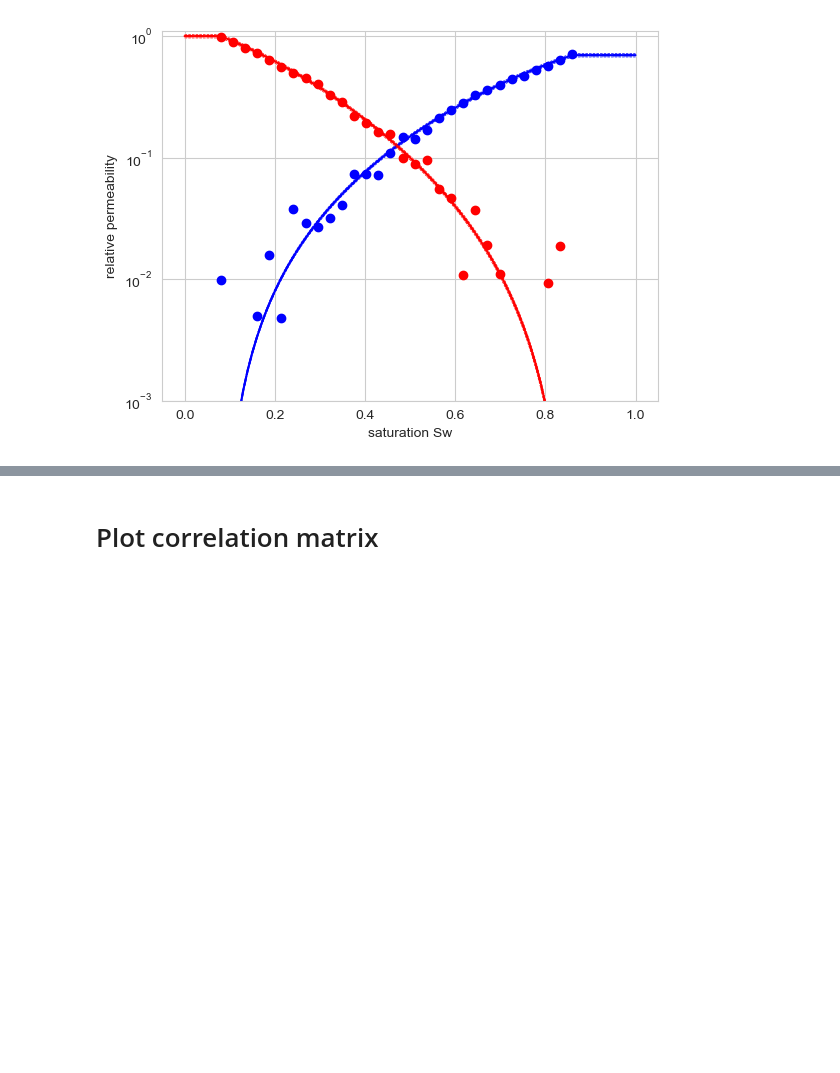
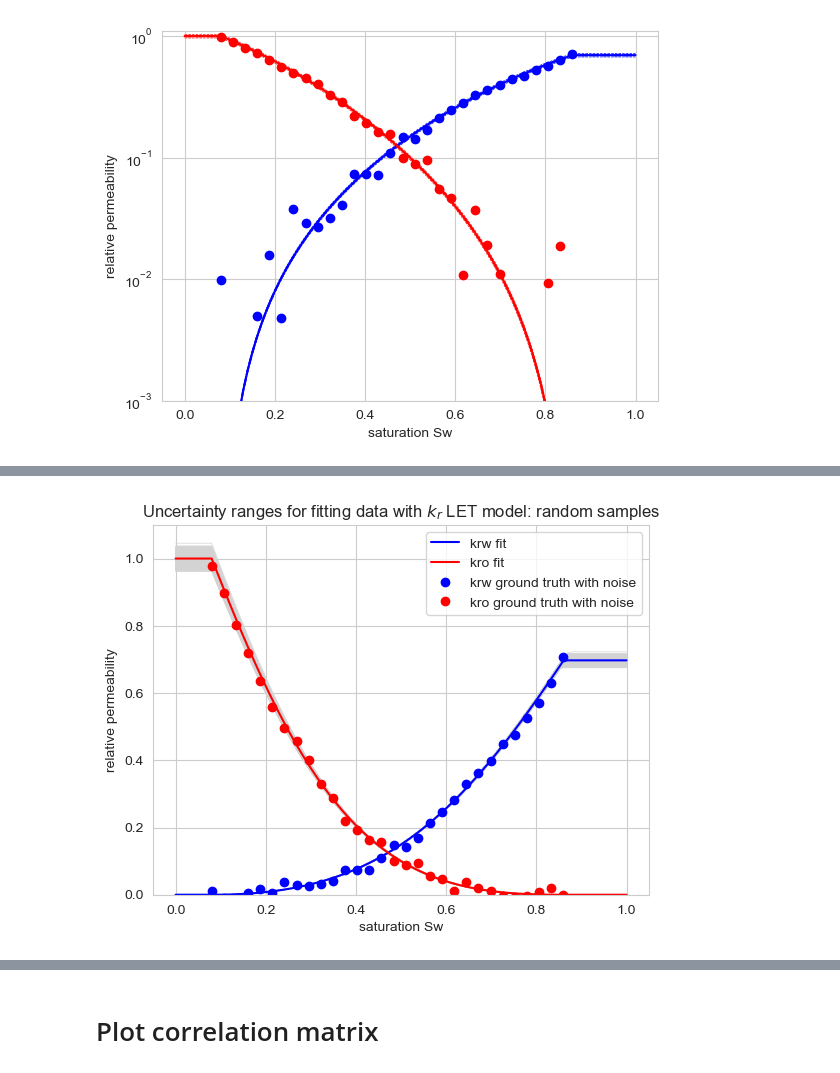
Before and after one commit to sede-open/Core2Relperm, a Jupyter notebook: python/SS_synthetic_data_imbibition_from-Excel.ipynb, the cells around one changed output, grey strips where cells are left out. Drawn from its saved outputs; the diff is of its cells as text; code cells hidden in the pictures; blank space fills up the shorter version.

```diff
--- a/python/SS_synthetic_data_imbibition_from-Excel.ipynb
+++ b/python/SS_synthetic_data_imbibition_from-Excel.ipynb
@@ -1588,0 +1491,87 @@ size of covariance matrix =  10
+# %%
+# Initialize arrays to store the relative permeability curves
+swv = np.linspace(0,1,101)
+curves_kr1 = np.zeros((ntraces, len(swv)))
+curves_kr2 = np.zeros((ntraces, len(swv)))
+
+# Loop over the samples
+index_counter = 0
+for i in range(ntraces):
+    try:
+        for l in range(len(LETnames)):
+            LETfiterroract[LETnames[l]].value = samples_cov[l, i]
+
+        rlpmodel_LET_fit_erract = params_to_rlpmodel(LETfiterroract)
+
+        curves_kr1[index_counter, :] = rlpmodel_LET_fit_erract.calc_kr1(swv)
+        curves_kr2[index_counter, :] = rlpmodel_LET_fit_erract.calc_kr2(swv)
+        index_counter +=1
+    except Exception as e:
+        print(f"Error at iteration {i}: {e}")
+        continue
+
+# Remove unused rows
+curves_kr1=curves_kr1[0:index_counter,:]
+curves_kr2=curves_kr2[0:index_counter,:]
+
+# Calculate the 2.5th and 97.5th percentiles
+lower_kr1 = np.percentile(curves_kr1, 2.5, axis=0)
+upper_kr1 = np.percentile(curves_kr1, 97.5, axis=0)
+lower_kr2 = np.percentile(curves_kr2, 2.5, axis=0)
+upper_kr2 = np.percentile(curves_kr2, 97.5, axis=0)
+
+## Plotting
+# Plot all traces with best fit
+plt.figure()
+for i in range(0,index_counter):
+      plt.plot( swv, curves_kr1[i,:], '-', color='lightgrey',linewidth=0.5)
+      plt.plot( swv, curves_kr2[i,:], '-', color='lightgrey',linewidth=0.5)
+plt.plot( swv, rlpmodel_LET_fit.calc_kr1(swv), 'b', label='krw fit')
+plt.plot( swv, rlpmodel_LET_fit.calc_kr2(swv), 'r', label='kro fit')
+
+plt.plot( Kr_data.Sat, Kr_data.kr1, 'bo',label='krw ground truth with noise')
+plt.plot( Kr_data.Sat, Kr_data.kr2, 'ro', label='kro ground truth with noise')
+
+plt.ylim(0,1.1)
+plt.legend()
+plt.xlabel('saturation Sw'); plt.ylabel('relative permeability')
+plt.title('Uncertainty ranges for fitting data with $k_r$ LET model: random samples')
+plt.show()
+
+# Plot shaded area of 95% confidence interval with best fit
+plt.figure()
+plt.plot( Kr_data.Sat, Kr_data.kr1, 'bo',label='krw ground truth with noise')
+plt.plot( Kr_data.Sat, Kr_data.kr2, 'ro', label='kro ground truth with noise')
+plt.plot( swv, rlpmodel_LET_fit.calc_kr1(swv), 'b', label='krw fit')
+plt.plot( swv, rlpmodel_LET_fit.calc_kr2(swv), 'r', label='kro fit')
+plt.fill_between(swv, lower_kr1, upper_kr1, color='lightblue', alpha=0.5, label='95% CI krw')
+plt.fill_between(swv, lower_kr2, upper_kr2, color='mistyrose', alpha=0.5, label='95% CI kro')
+plt.plot( swv, upper_kr1, 'b--', linewidth=0.5, label='CI bound')
+plt.plot( swv, lower_kr1, 'b--', linewidth=0.5, )
+plt.plot( swv, upper_kr2, 'r--', linewidth=0.5, label='CI bound')
+plt.plot( swv, lower_kr2, 'r--', linewidth=0.5, )
+plt.xlabel('saturation Sw')
+plt.ylabel('relative permeability')
+plt.title('Uncertainty ranges for fitting data with $k_r$ LET model')
+plt.legend()
+plt.ylim(0, 1.1)
+plt.show()
+
+plt.figure()
+plt.semilogy( Kr_data.Sat, Kr_data.kr1, 'bo')
+plt.semilogy( Kr_data.Sat, Kr_data.kr2, 'ro')
+plt.semilogy( swv, rlpmodel_LET_fit.calc_kr1(swv), 'b', label='krw fit')
+plt.semilogy( swv, rlpmodel_LET_fit.calc_kr2(swv), 'r', label='kro fit')
+plt.fill_between(swv, lower_kr1, upper_kr1, color='lightblue', alpha=0.5, label='95% CI krw')
+plt.fill_between(swv, lower_kr2, upper_kr2, color='mistyrose', alpha=0.5, label='95% CI kro')
+plt.semilogy( swv, upper_kr1, 'b--', linewidth=0.5, label='CI bound')
+plt.semilogy( swv, lower_kr1, 'b--', linewidth=0.5, )
+plt.semilogy( swv, upper_kr2, 'r--', linewidth=0.5, label='CI bound')
+plt.semilogy( swv, lower_kr2, 'r--', linewidth=0.5, )
+plt.ylim(1E-3,1.1)
+# plt.legend()
+plt.xlabel('saturation Sw'); plt.ylabel('relative permeability')
+# plt.title('Uncertainty ranges for fitting data with $k_r$ LET model')
+plt.show()
+# %% [output]
+[figure, added]
```
Also changed, not shown: parts of 8 cells of this notebook, 8 other files.
